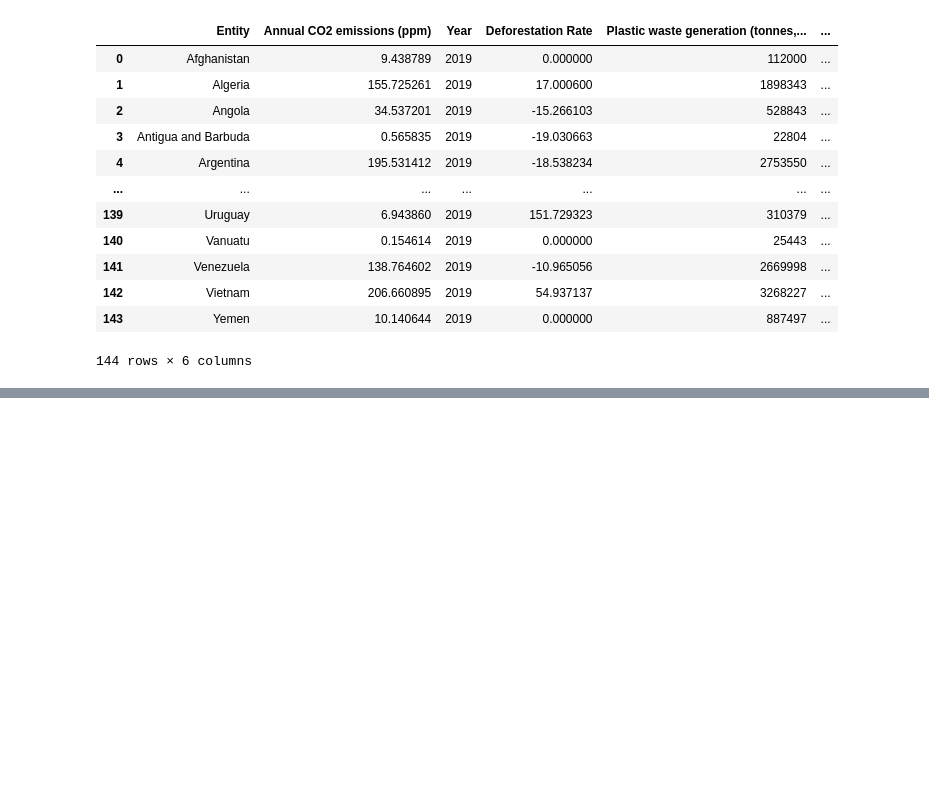
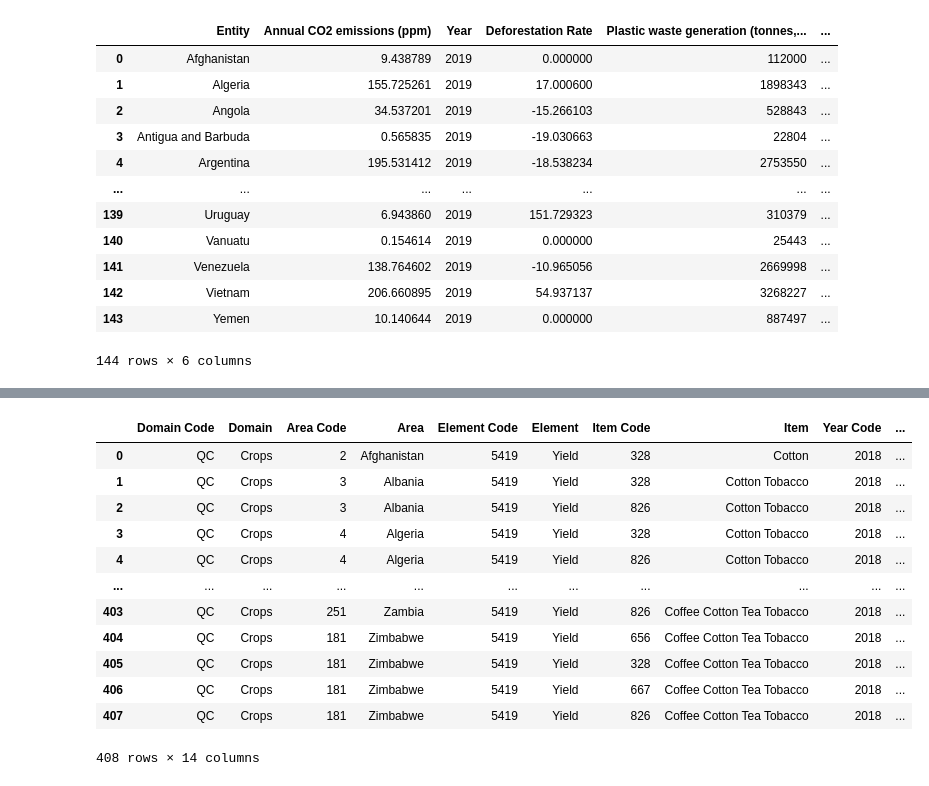
Before and after one commit to skumble27/health-of-a-nation, a Jupyter notebook: Sumukh/datacleanetl.ipynb, the cells around one changed output, grey strips where cells are left out. Cells and saved outputs as stored; diff of their text form; code cells hidden in the pictures; blank space fills up the shorter version.

```diff
--- a/Sumukh/datacleanetl.ipynb
+++ b/Sumukh/datacleanetl.ipynb
@@ -869,0 +1244,19 @@ env_df2
+# %%
+cashcrops['Item'] = cashcrops.groupby(['Area'])['Item'].transform(
+lambda x: ' '.join(x))
+# %%
+cashcrops
+# %% [output]
+|  | Domain Code | Domain | Area Code | Area | Element Code | Element | Item Code | Item | Year Code | ... |
+| 0 | QC | Crops | 2 | Afghanistan | 5419 | Yield | 328 | Cotton | 2018 | ... |
+| 1 | QC | Crops | 3 | Albania | 5419 | Yield | 328 | Cotton Tobacco | 2018 | ... |
+| 2 | QC | Crops | 3 | Albania | 5419 | Yield | 826 | Cotton Tobacco | 2018 | ... |
+| 3 | QC | Crops | 4 | Algeria | 5419 | Yield | 328 | Cotton Tobacco | 2018 | ... |
+| 4 | QC | Crops | 4 | Algeria | 5419 | Yield | 826 | Cotton Tobacco | 2018 | ... |
+| ... | ... | ... | ... | ... | ... | ... | ... | ... | ... | ... |
+| 403 | QC | Crops | 251 | Zambia | 5419 | Yield | 826 | Coffee Cotton Tea Tobacco | 2018 | ... |
+| 404 | QC | Crops | 181 | Zimbabwe | 5419 | Yield | 656 | Coffee Cotton Tea Tobacco | 2018 | ... |
+| 405 | QC | Crops | 181 | Zimbabwe | 5419 | Yield | 328 | Coffee Cotton Tea Tobacco | 2018 | ... |
+| 406 | QC | Crops | 181 | Zimbabwe | 5419 | Yield | 667 | Coffee Cotton Tea Tobacco | 2018 | ... |
+| 407 | QC | Crops | 181 | Zimbabwe | 5419 | Yield | 826 | Coffee Cotton Tea Tobacco | 2018 | ... |
+408 rows × 14 columns
```
Also changed, not shown: parts of 32 cells of this notebook, 5 other files.
